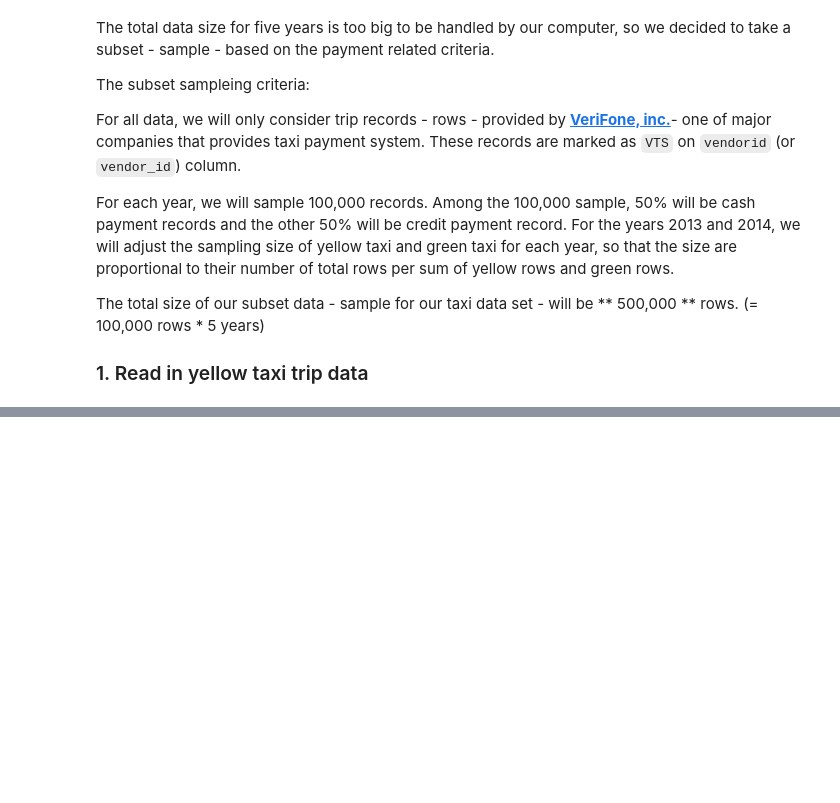
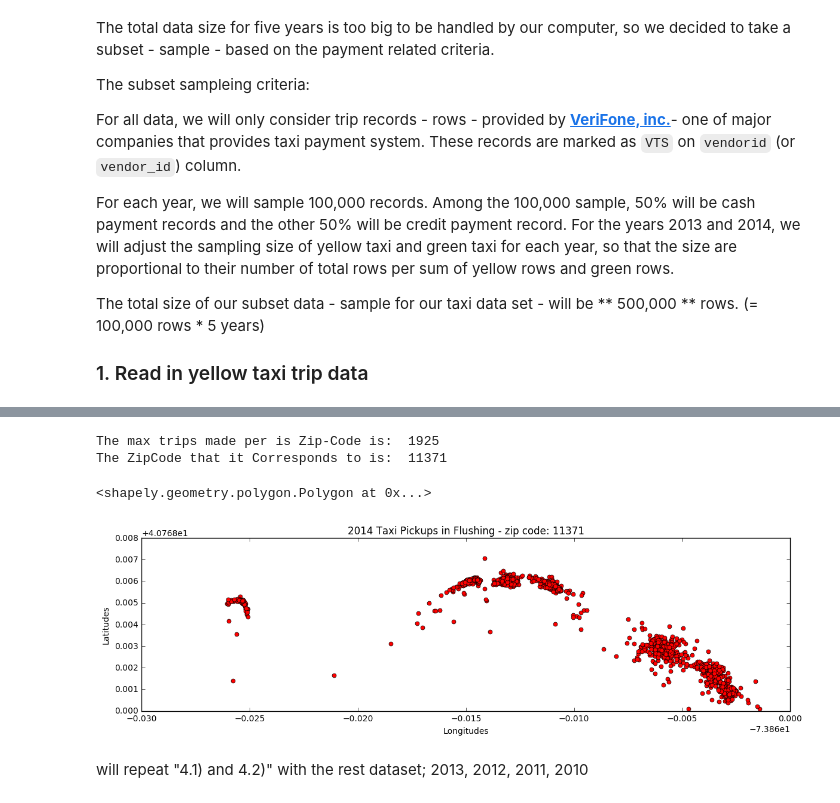
Before and after one commit to cjallow/DataScience-Project, a Jupyter notebook: EP_explore_taxi_dataset_queens.ipynb, the cells around one changed output, grey strips where cells are left out. Saved outputs shown, nothing was run; the diff lists cells and outputs as text; code cells hidden in the pictures; blank space fills up the shorter version.

```diff
--- a/EP_explore_taxi_dataset_queens.ipynb
+++ b/EP_explore_taxi_dataset_queens.ipynb
@@ -303,0 +369,18 @@ BK_per_Zip_df[BK_per_Zip_df['Num Trips per Zip in BK']]
+# %%
+max_val = max_trip.reset_index()
+print ("The max trips made per is Zip-Code is: ", max_val.loc[0]['Num Trips per Zip in QN'])
+print ("The ZipCode that it Corresponds to is: ", max_val.loc[0].ZIP)
+# %% [output]
+The max trips made per is Zip-Code is:  1925
+The ZipCode that it Corresponds to is:  11371
+# %%
+Plot_11371 = GeoPickup_QN[GeoPickup_QN.geometry.within(QN.geometry[31])]
+QN.geometry[31]
+Plot_11371.plot(marker='o', color='red', markersize=5, figsize=(14,7))
+plt.title("2014 Taxi Pickups in " + QN.PO_NAME.iloc[31] + " - zip code: " + str(QN.postalCode.iloc[31]))
+plt.xlabel("Longitudes")
+plt.ylabel("Latitudes")
+QN.geometry[31]
+# %% [output]
+<shapely.geometry.polygon.Polygon at 0x...>
+[figure, added]
@@ -303,0 +389,2 @@ BK_per_Zip_df[BK_per_Zip_df['Num Trips per Zip in BK']]
+# %% [markdown]
+will repeat "4.1) and 4.2)"  with the rest dataset; 2013, 2012, 2011, 2010
```
Also changed, not shown: parts of 58 cells of this notebook, 1 other file.
